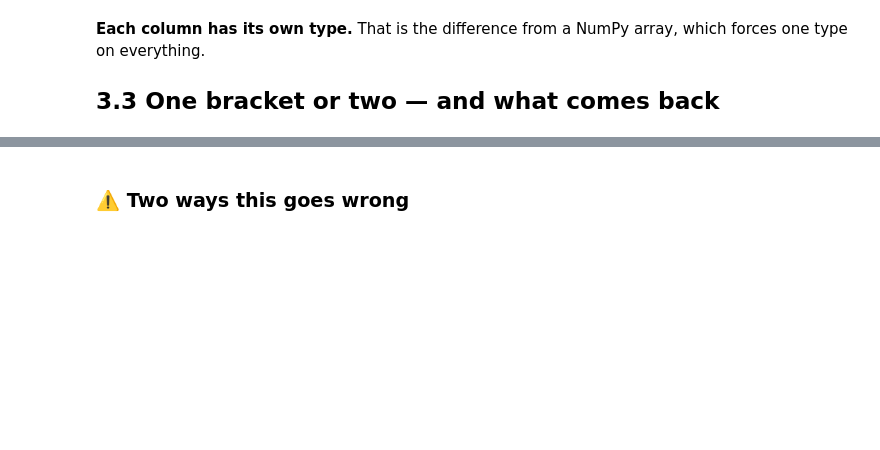
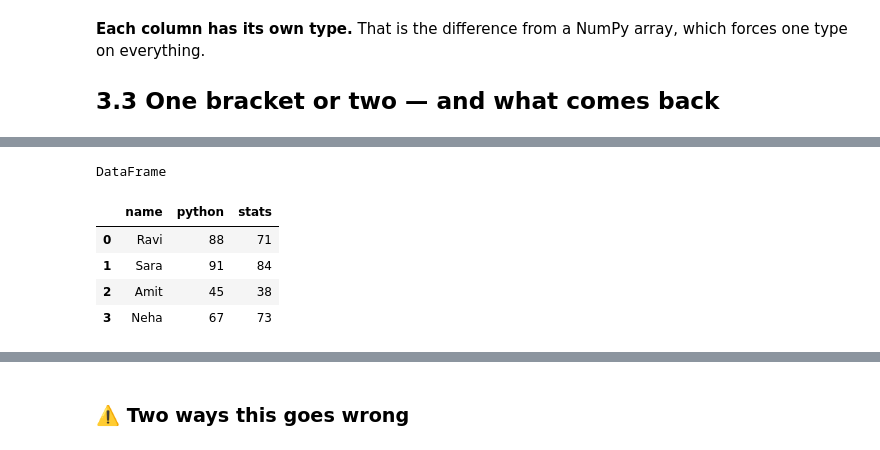
Before and after one commit to Chava-Sai/Artificial-Intelligence-Course, a Jupyter notebook: Day-15-pandas-Series-DataFrames/Day15_Teaching_Notebook.ipynb, the cells around one changed output, grey strips where cells are left out. Cells and saved outputs as stored; diff of their text form; code cells hidden in the pictures; blank space fills up the shorter version.

```diff
--- a/Day-15-pandas-Series-DataFrames/Day15_Teaching_Notebook.ipynb
+++ b/Day-15-pandas-Series-DataFrames/Day15_Teaching_Notebook.ipynb
@@ -185,8 +279,15 @@ print(col)
 # %%
 # Several columns -> a DataFrame  (DOUBLE brackets)
-sub = df[["name", "python"]]
+sub = df[["name", "python","stats"]]
 print(type(sub).__name__)
 sub
+# %% [output]
+DataFrame
+|  | name | python | stats |
+| 0 | Ravi | 88 | 71 |
+| 1 | Sara | 91 | 84 |
+| 2 | Amit | 45 | 38 |
+| 3 | Neha | 67 | 73 |
 # %%
 # Even ONE name in double brackets gives a DataFrame
 print(type(df["python"]).__name__)      # Series
```
Also changed, not shown: parts of 23 cells of this notebook, 8 other files.
